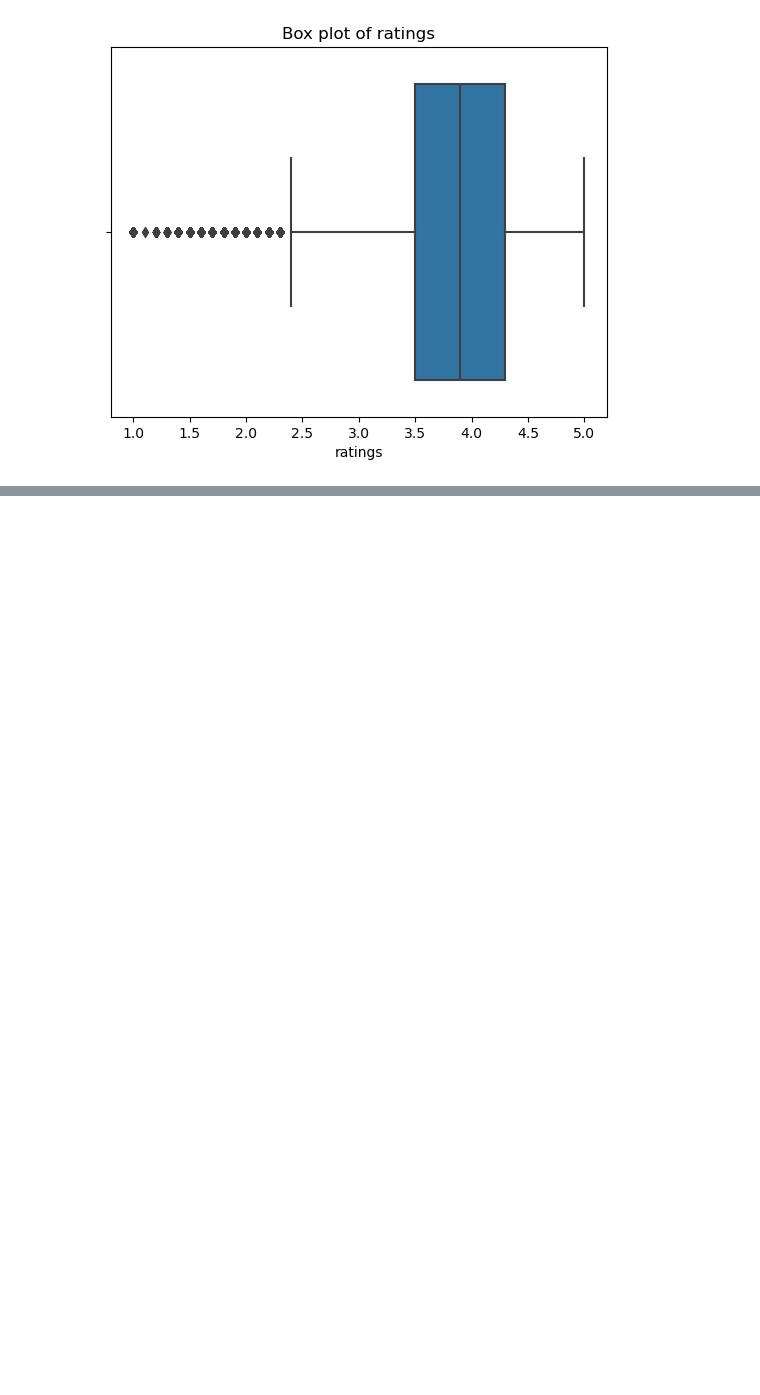
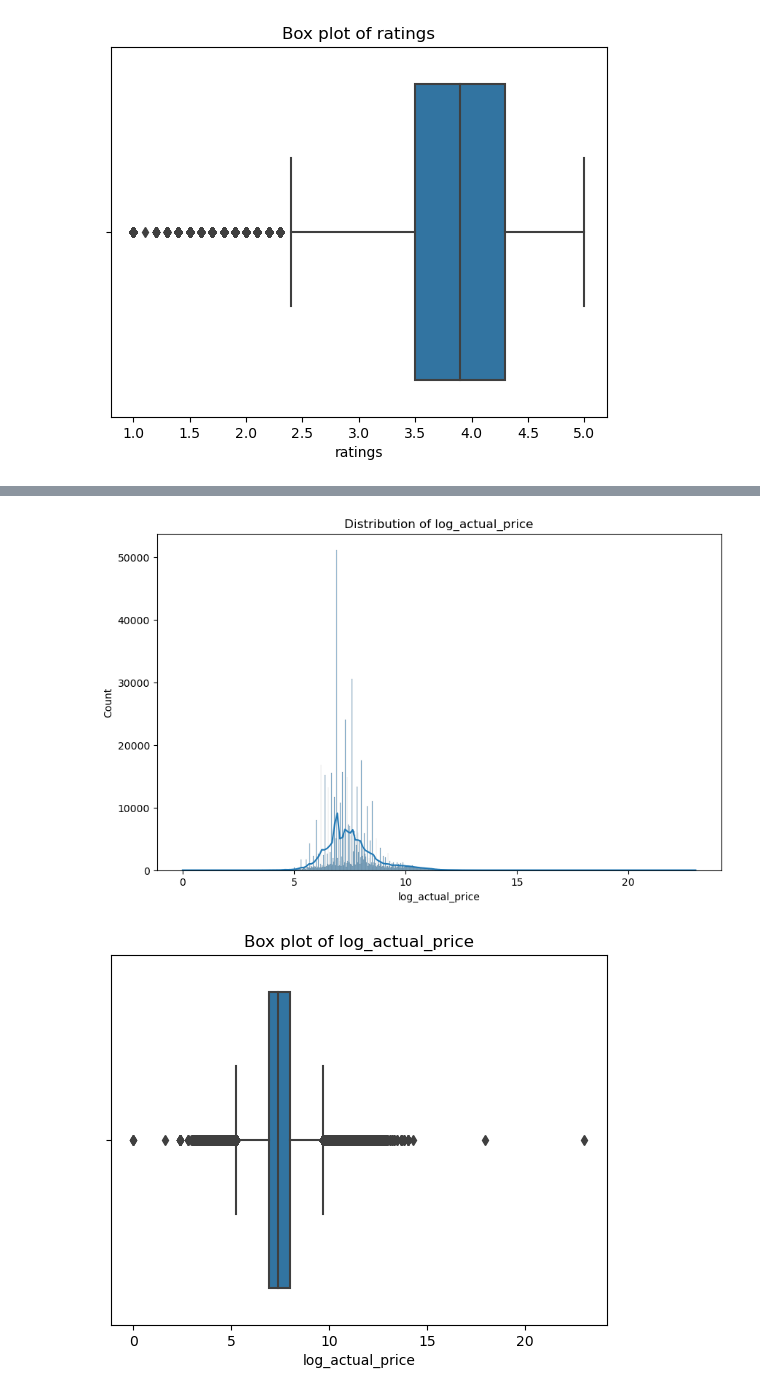
Before and after one commit to HSanny/ecomm_recommender, a Jupyter notebook: recommender.ipynb, the cells around one changed output, grey strips where cells are left out. Saved outputs shown, nothing was run; the diff lists cells and outputs as text; code cells hidden in the pictures; blank space fills up the shorter version.

```diff
--- a/recommender.ipynb
+++ b/recommender.ipynb
@@ -294,0 +326,16 @@ data[ratings_null]
+# %%
+# visualization for actual_price
+
+data['log_actual_price'] = np.log1p(data['actual_price'])
+
+plt.figure(figsize = (10,6))
+sns.histplot(data['log_actual_price'], kde = True)
+plt.title(f'Distribution of log_actual_price')
+plt.show()
+
+sns.boxplot(x=data['log_actual_price'])
+plt.title(f'Box plot of log_actual_price')
+plt.show()
+# %% [output]
+[figure, added]
+[figure, added]
```
Also changed, not shown: parts of 21 cells of this notebook.
